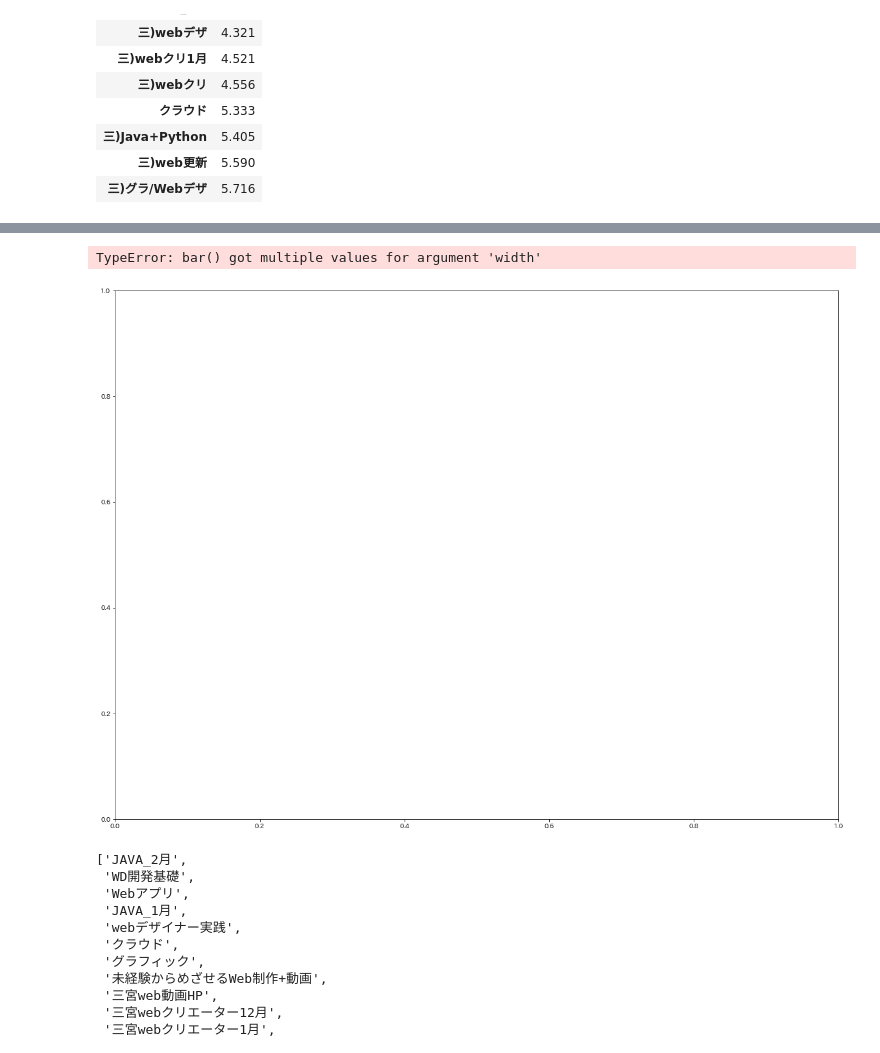
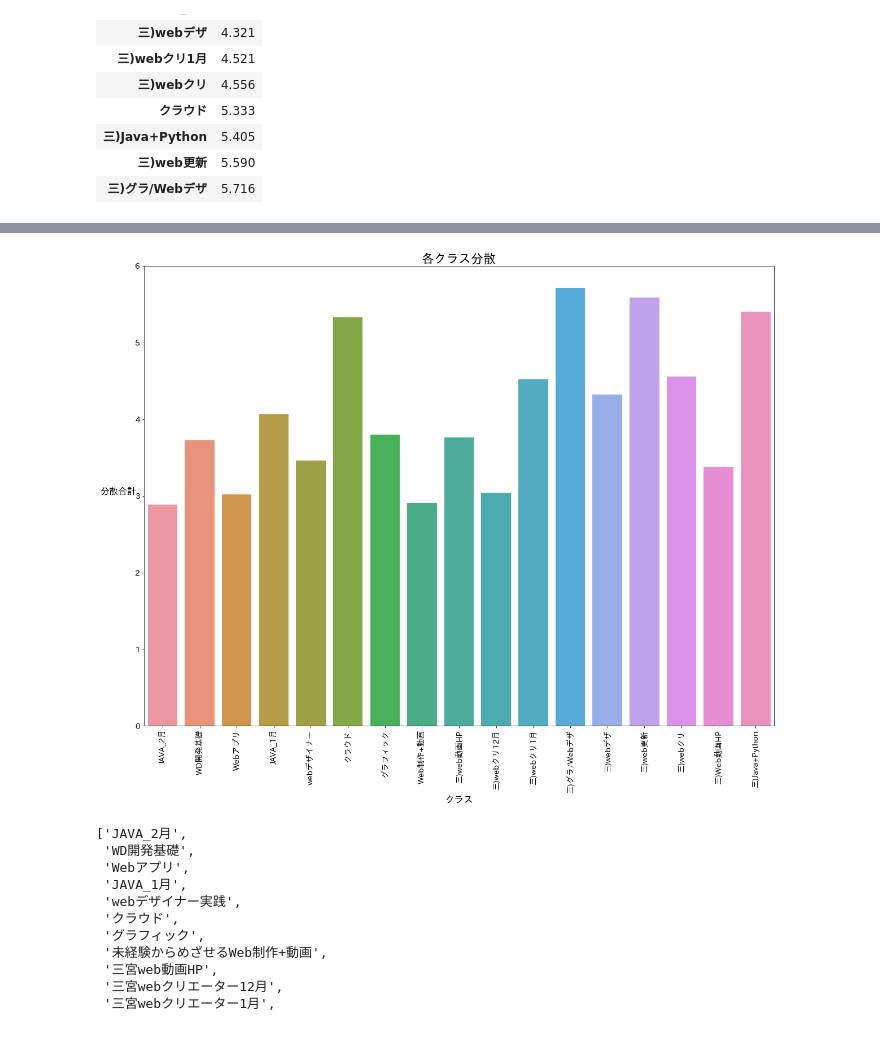
Before and after one commit to shinoharayuya/source, a Jupyter notebook: source_2-Copy1.ipynb, the cells around one changed output, grey strips where cells are left out. Saved outputs shown, nothing was run; the diff lists cells and outputs as text; code cells hidden in the pictures.

```diff
--- a/source_2-Copy1.ipynb
+++ b/source_2-Copy1.ipynb
@@ -261,18 +261,16 @@ bunsan
 # %%
 # ★
 plt.figure(figsize=(20,15))
-p=sns.barplot(data=bunsan,width=0.7)
+p=sns.barplot(data=bunsan)
 p.set_title("各クラス分散",size=22)
 p.set_xlabel("クラス",fontsize=17)
 p.set_ylabel("分散合計",fontsize=16,rotation=0,labelpad=30)
 p.tick_params(labelsize=14)
 # plt.xticks(['JAVA_2月', 'WD開発基礎', 'Webアプリ', 'JAVA_1月', 'webデザイナー実践', 'クラウド','グラフィック', '未経験からめざせるWeb制作+動画', '三宮web動画HP','三)webクリ12月', '三宮webクリエーター1月','三宮グラフィック・Webデザイナー1月', '三宮webデザイン・プログラミング','三宮web更新', '三宮webクリエーター3月', '三宮Web動画HP','三宮実践Java+Pythonプログラマー養成4月'])
 plt.xticks(rotation=90)
 plt.rcParams["font.size"] = 7
-plt.savefig('/content/drive/MyDrive/Colab Notebooks/bunsan_.png')
 # %% [output]
-TypeError: bar() got multiple values for argument 'width'
-[figure, old version]
+[figure, new version]
 # %%
 # plt.bar()
 # %%
```
